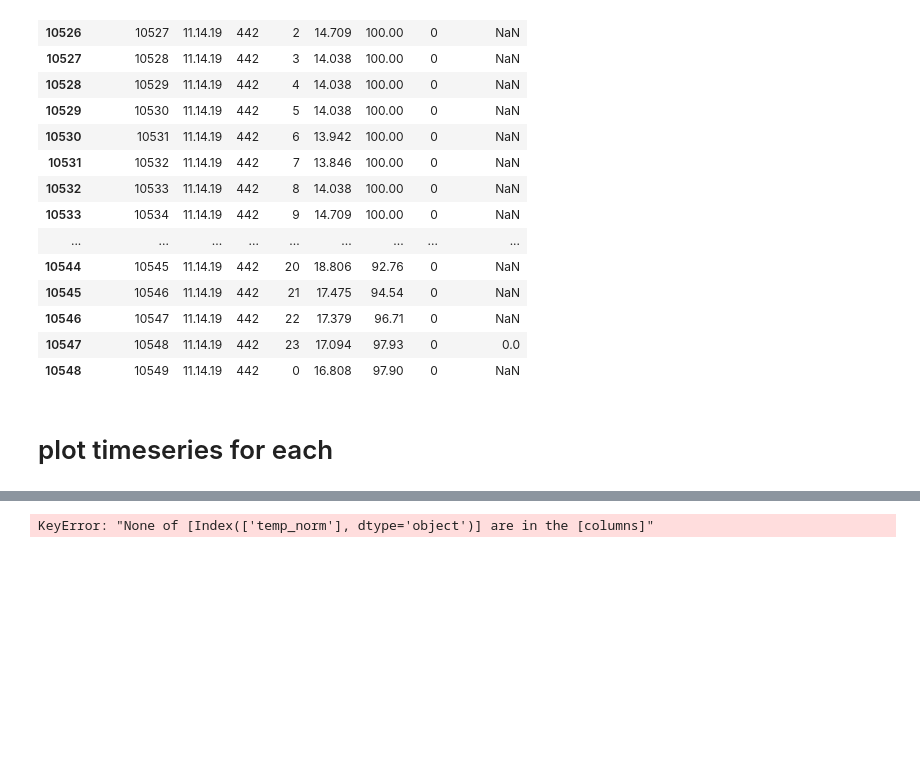
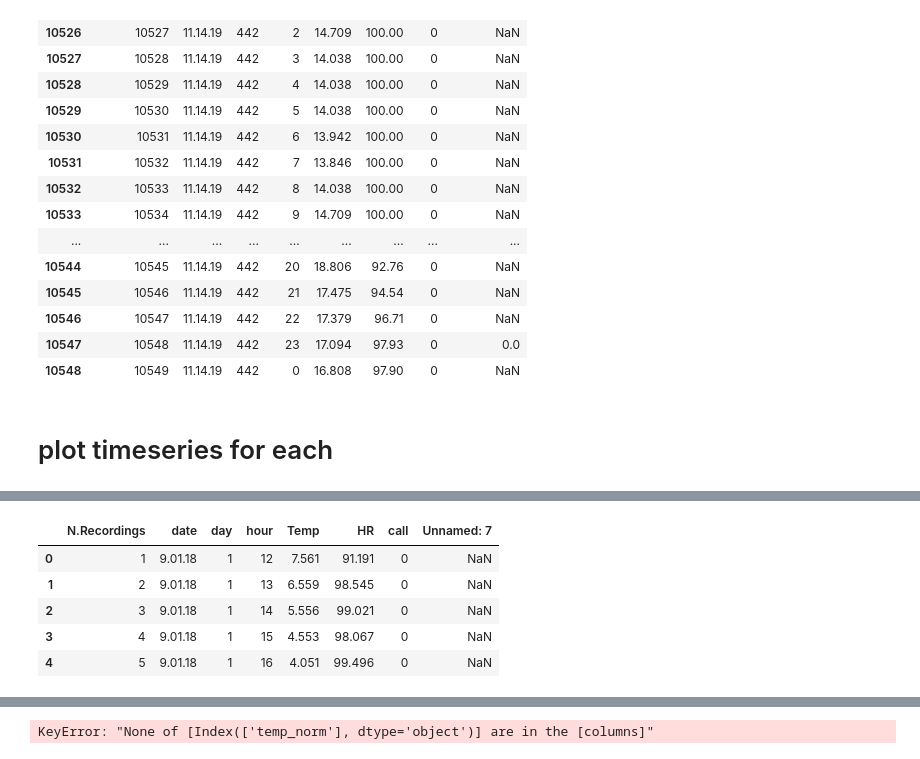
Before and after one commit to ash2d/yungas_aruna, a Jupyter notebook: first_look_3_dfs.ipynb, the cells around one changed output, grey strips where cells are left out. Drawn from its saved outputs; the diff is of its cells as text; code cells hidden in the pictures; blank space fills up the shorter version.

```diff
--- a/first_look_3_dfs.ipynb
+++ b/first_look_3_dfs.ipynb
@@ -219,0 +228,9 @@ Date conversion failed. Keeping existing format.
+# %%
+df_gastros_csv.head()
+# %% [output]
+|  | N.Recordings | date | day | hour | Temp | HR | call | Unnamed: 7 |
+| 0 | 1 | 9.01.18 | 1 | 12 | 7.561 | 91.191 | 0 | NaN |
+| 1 | 2 | 9.01.18 | 1 | 13 | 6.559 | 98.545 | 0 | NaN |
+| 2 | 3 | 9.01.18 | 1 | 14 | 5.556 | 99.021 | 0 | NaN |
+| 3 | 4 | 9.01.18 | 1 | 15 | 4.553 | 98.067 | 0 | NaN |
+| 4 | 5 | 9.01.18 | 1 | 16 | 4.051 | 99.496 | 0 | NaN |
```
Also changed, not shown: parts of 6 cells of this notebook, 7 other files.
